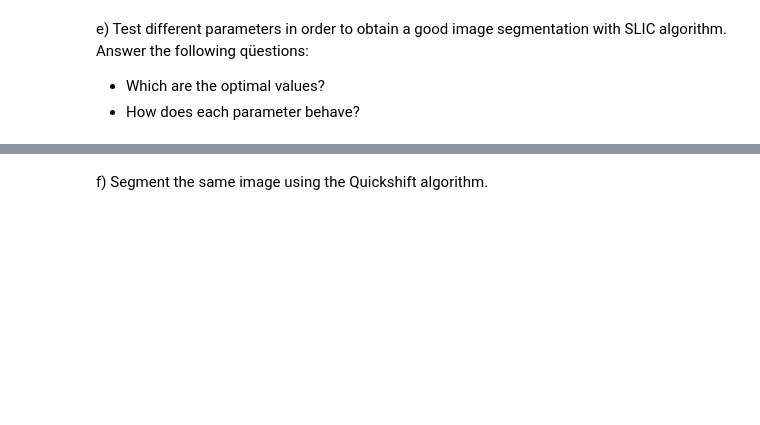
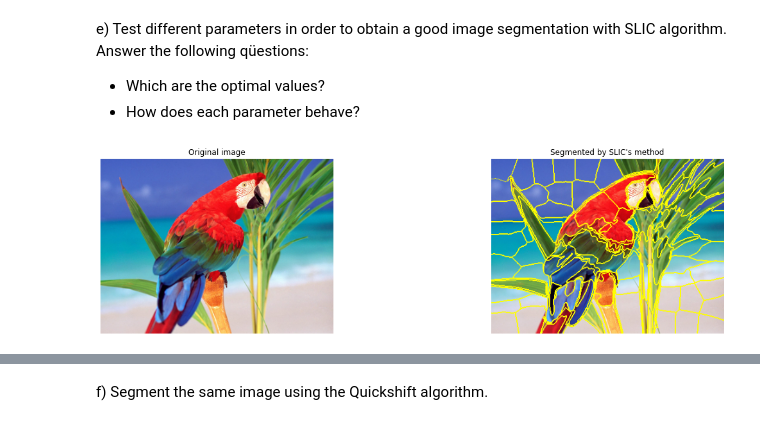
Before and after one commit to laurentiuNedelcu/va-laboratori, a Jupyter notebook: p3/Laboratory 3 20201028/p3_2020-2021_2solve.ipynb, the cells around one changed output, grey strips where cells are left out. Saved outputs shown, nothing was run; the diff lists cells and outputs as text; code cells hidden in the pictures; blank space fills up the shorter version.

```diff
--- a/p3/Laboratory 3 20201028/p3_2020-2021_2solve.ipynb
+++ b/p3/Laboratory 3 20201028/p3_2020-2021_2solve.ipynb
@@ -228,3 +360,13 @@ e) Test different parameters in order to obtain a good image segmentation with S
 Answer the following qüestions:
 - Which are the optimal values?
 - How does each parameter behave?
+# %%
+# Segment the image in different clusters
+segmented_slic_img = segmentation.slic(loro_img, sigma=2, min_size_factor = 0.15, max_size_factor=3)
+# Mar all the clusters with a yellow line
+marked_slic_img = segmentation.mark_boundaries(loro_img, segmented_slic_img)
+
+# Display
+plot_images([loro_img, marked_slic_img], ["Original image", "Segmented by SLIC's method"], [False,False],1,2)
+# %% [output]
+[figure, added]
```
Also changed, not shown: parts of 27 cells of this notebook.
